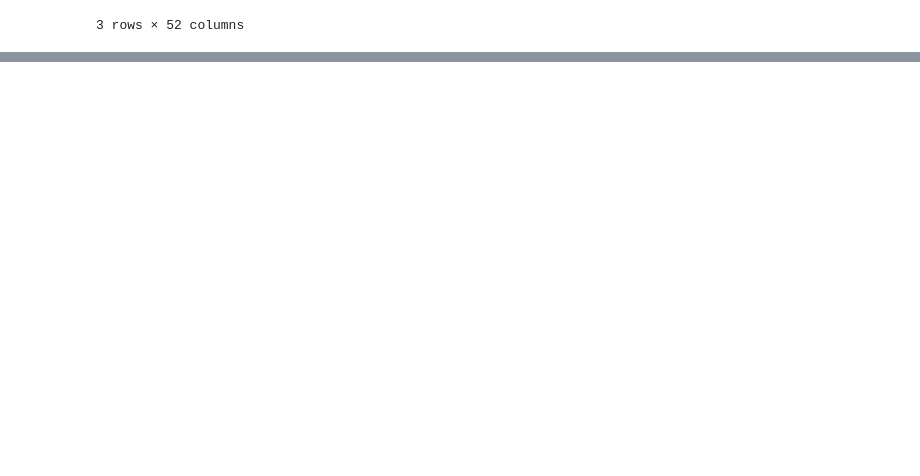
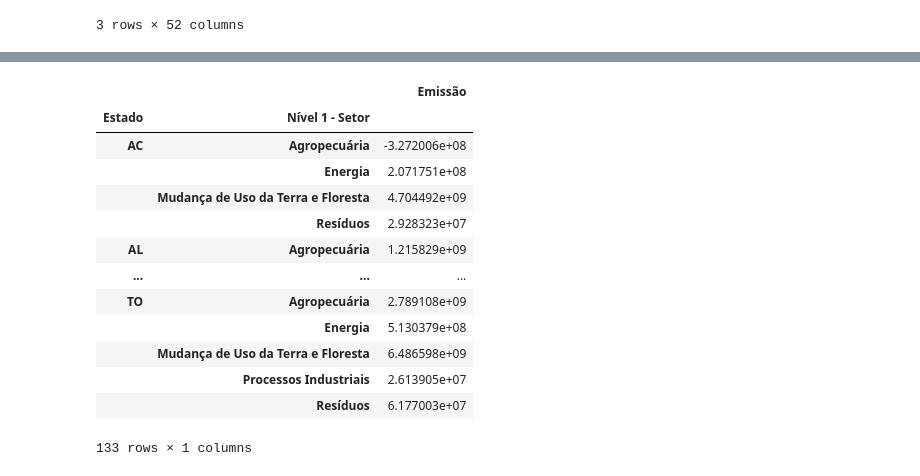
Before and after one commit to Matheus-Pombeiro/pandas_selecao_e_agrupamento, a Jupyter notebook: pandas_selecao_e_agrupamento_challenge.ipynb, the cells around one changed output, grey strips where cells are left out. Saved outputs shown, nothing was run; the diff lists cells and outputs as text; code cells hidden in the pictures; blank space fills up the shorter version.

```diff
--- a/pandas_selecao_e_agrupamento_challenge.ipynb
+++ b/pandas_selecao_e_agrupamento_challenge.ipynb
@@ -96,0 +129,19 @@ economic_activities_sum.head(3)
+# %%
+# Grouping the dataset
+emissoes_estado_setor = emissoes_por_ano.groupby(['Estado', 'Nível 1 - Setor'])[['Emissão']].sum()
+emissoes_estado_setor
+# %% [output]
+|  |  | Emissão |
+| Estado | Nível 1 - Setor |  |
+| AC | Agropecuária | -3.272006e+08 |
+|  | Energia | 2.071751e+08 |
+|  | Mudança de Uso da Terra e Floresta | 4.704492e+09 |
+|  | Resíduos | 2.928323e+07 |
+| AL | Agropecuária | 1.215829e+09 |
+| ... | ... | ... |
+| TO | Agropecuária | 2.789108e+09 |
+|  | Energia | 5.130379e+08 |
+|  | Mudança de Uso da Terra e Floresta | 6.486598e+09 |
+|  | Processos Industriais | 2.613905e+07 |
+|  | Resíduos | 6.177003e+07 |
+133 rows × 1 columns
```
Also changed, not shown: parts of 8 cells of this notebook.
